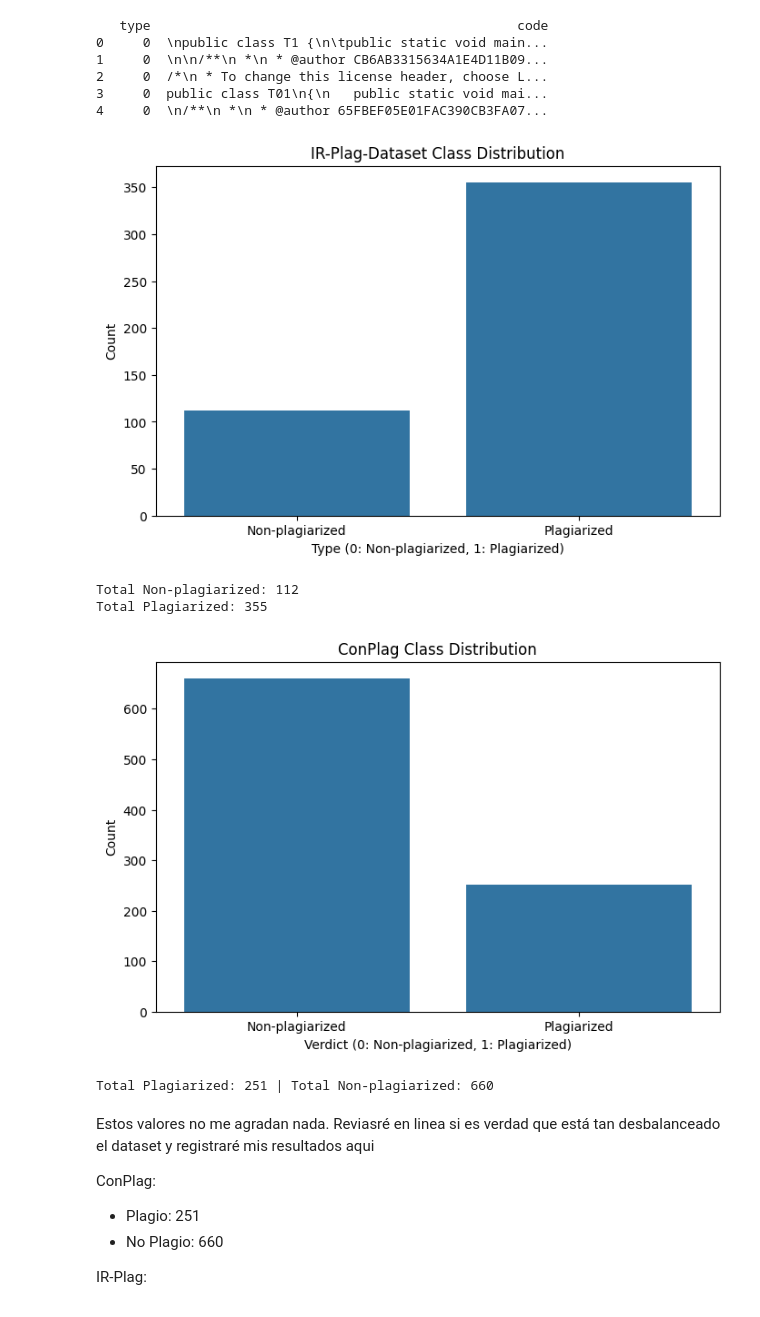
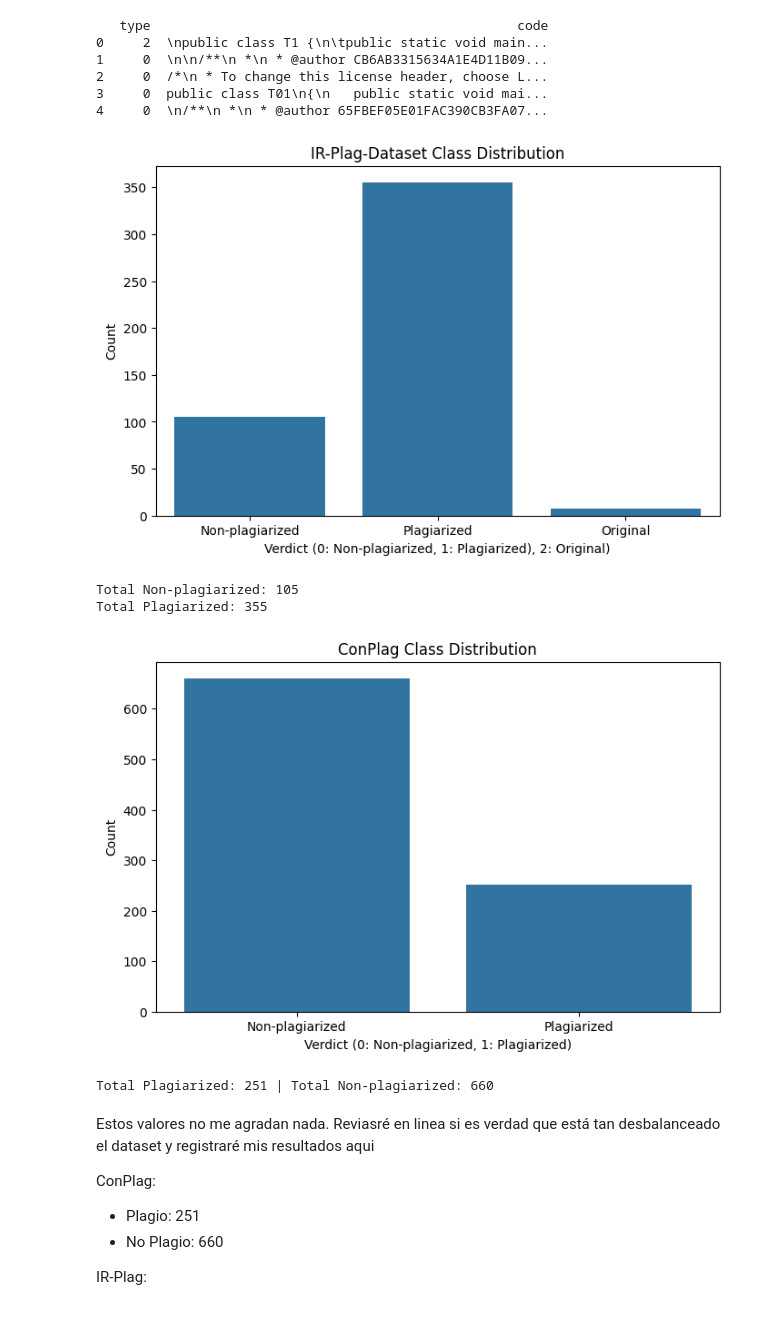
Before and after one commit to ElGonan/tc3002b-reto, a Jupyter notebook: src/project.ipynb, the cells around one changed output. Drawn from its saved outputs; the diff is of its cells as text; code cells hidden in the pictures.

```diff
--- a/src/project.ipynb
+++ b/src/project.ipynb
@@ -69,7 +70,6 @@ total_no_plagios = train_pairs['verdict'].value_counts().get('no_plagio', 0)
 # Mostrar los primeros registros
 print(train_pairs.head())
 print("Columnas del DataFrame después de la unión:", train_pairs.columns)
-print(train_pairs[['pair', 'verdict']].head())
 
 # Función para cargar el código de los pares
 def load_code(submission_id):
@@ -90,9 +90,17 @@ def load_code(submission_id):
 
     return code1, code2
 
-# Cargar los códigos correspondientes a los pares de entrenamiento
-train_pairs[['sub1', 'sub2']] = train_pairs['pair'].str.split('_', expand=True)
-train_pairs[['code1', 'code2']] = train_pairs['pair'].apply(lambda x: load_code(x)).apply(pd.Series)
+# Cargar los códigos correspondientes a todos los pares de entrenamiento y prueba en un solo dataset
+def load_all_codes(train, test):
+    all_codes = []
+    for index, row in pd.concat([train, test]).iterrows():
+        code1, code2 = load_code(row['pair'])
+        all_codes.append({'code1': code1, 'code2': code2, 'verdict': row['verdict']})
+
+    return pd.DataFrame(all_codes)
+
+conPlagCodes = load_all_codes(train_pairs, test_pairs)
+print (f"Total de códigos cargados en variable: {len(conPlagCodes)}")
 # %% [output]
 Total de codigos cargados: 911
                 pair  verdict
@@ -120,7 +123,7 @@ def load_ir_plag_dataset(base_path):
         original_folder = os.path.join(case_folder, 'Original')
         original_file = os.listdir(original_folder)[0]
         original_code_path = os.path.join(original_folder, original_file)
-        data.append({'type': 0, 'code': load_code(original_code_path)})
+        data.append({'type': 2, 'code': load_code(original_code_path)})
 
         # Non-plagiarized
         non_plag_folder = os.path.join(case_folder, 'non-plagiarized')
@@ -152,7 +155,7 @@ ir_plag_dataset = load_ir_plag_dataset('../datasets/IR-Plag-Dataset')
 print(ir_plag_dataset.head())
 # %% [output]
    type                                               code
-0     0  \npublic class T1 {\n\tpublic static void main...
+0     2  \npublic class T1 {\n\tpublic static void main...
 1     0  \n\n/**\n *\n * @author CB6AB3315634A1E4D11B09...
 2     0  /*\n * To change this license header, choose L...
 3     0  public class T01\n{\n   public static void mai...
@@ -160,38 +163,38 @@ print(ir_plag_dataset.head())
 # %%
 # ver cantidad de plagios y no plagios en los datasets en graficas de barras
 
 def plot_class_distribution(df, title):
     plt.figure(figsize=(8, 5))
     sns.countplot(x='type', data=df)
     plt.title(title)
-    plt.xlabel('Type (0: Non-plagiarized, 1: Plagiarized)')
     plt.ylabel('Count')
-    plt.xticks(ticks=[0, 1], labels=['Non-plagiarized', 'Plagiarized'])
+    plt.xlabel('Verdict (0: Non-plagiarized, 1: Plagiarized), 2: Original)')
+    plt.xticks(ticks=[0, 1, 2], labels=['Non-plagiarized', 'Plagiarized', 'Original'])
     plt.show()
     print(f"Total Non-plagiarized: {df['type'].value_counts().get(0, 0)}")
     print(f"Total Plagiarized: {df['type'].value_counts().get(1, 0)}")
 
 plot_class_distribution(ir_plag_dataset, 'IR-Plag-Dataset Class Distribution')
 # Para ConPlag, usar la columna 'verdict' en vez de 'type'
 
 
 def plot_conplag_distribution(df, title):
     total = train_pairs['verdict'].value_counts() + test_pairs['verdict'].value_counts()
     total = total.reindex([0, 1], fill_value=0)  # Asegurar que ambos valores estén presentes
     plt.figure(figsize=(8, 5))
     sns.barplot(x=total.index, y=total.values)
     plt.title(title)
     plt.xlabel('Verdict (0: Non-plagiarized, 1: Plagiarized)')
     plt.ylabel('Count')
     plt.xticks(ticks=[0, 1], labels=['Non-plagiarized', 'Plagiarized'])
     plt.show()
     print(f"Total Plagiarized: {total.get(1, 0)} | Total Non-plagiarized: {total.get(0, 0)}")
 
 
-plot_conplag_distribution(train_pairs, 'ConPlag Class Distribution')
+plot_conplag_distribution(conPlagCodes, 'ConPlag Class Distribution')
 # %% [output]
-[figure, old version]
+[figure, new version]
-Total Non-plagiarized: 112
+Total Non-plagiarized: 105
 Total Plagiarized: 355
 [figure]
 Total Plagiarized: 251 | Total Non-plagiarized: 660
```
Also changed, not shown: parts of 7 cells of this notebook, 1 other file.
